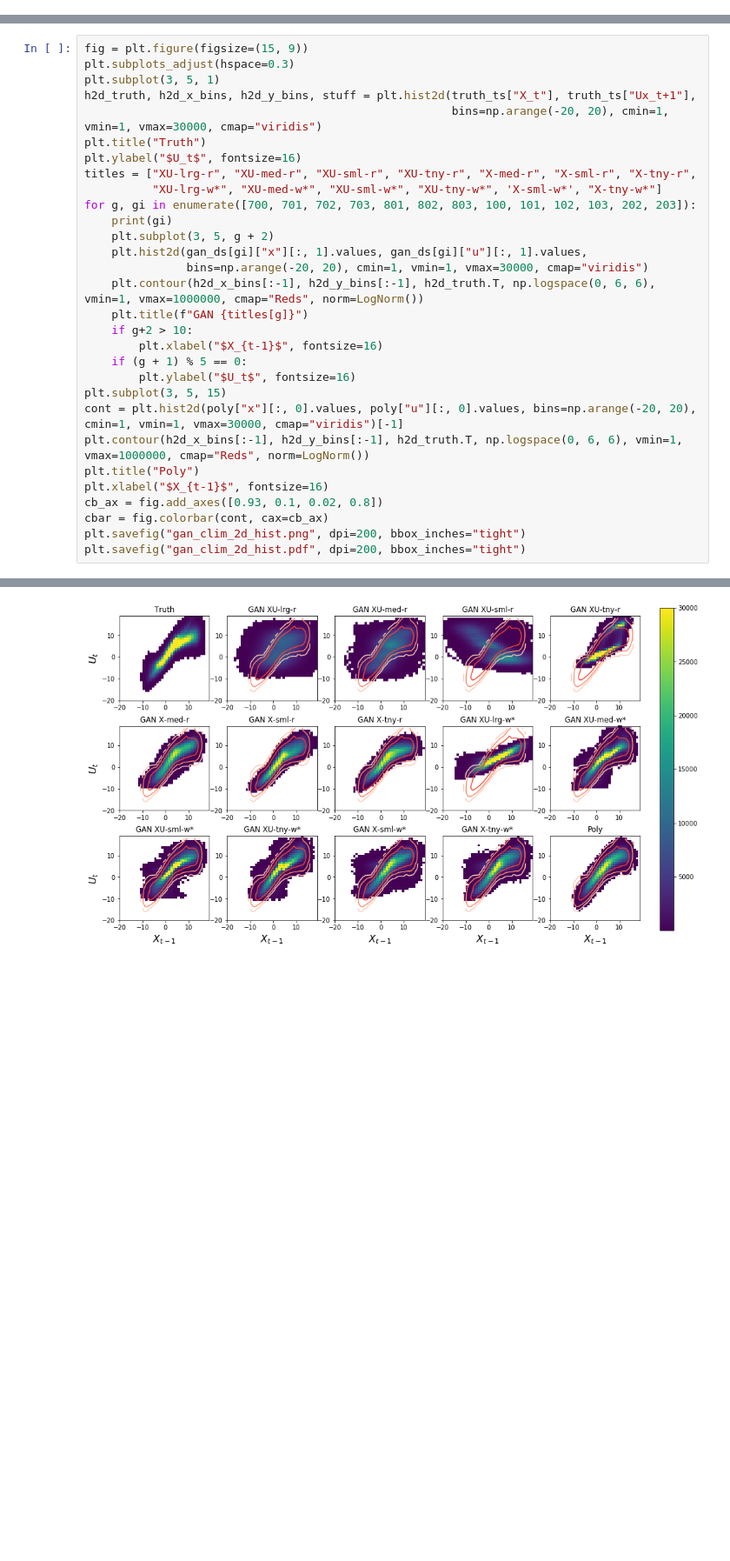
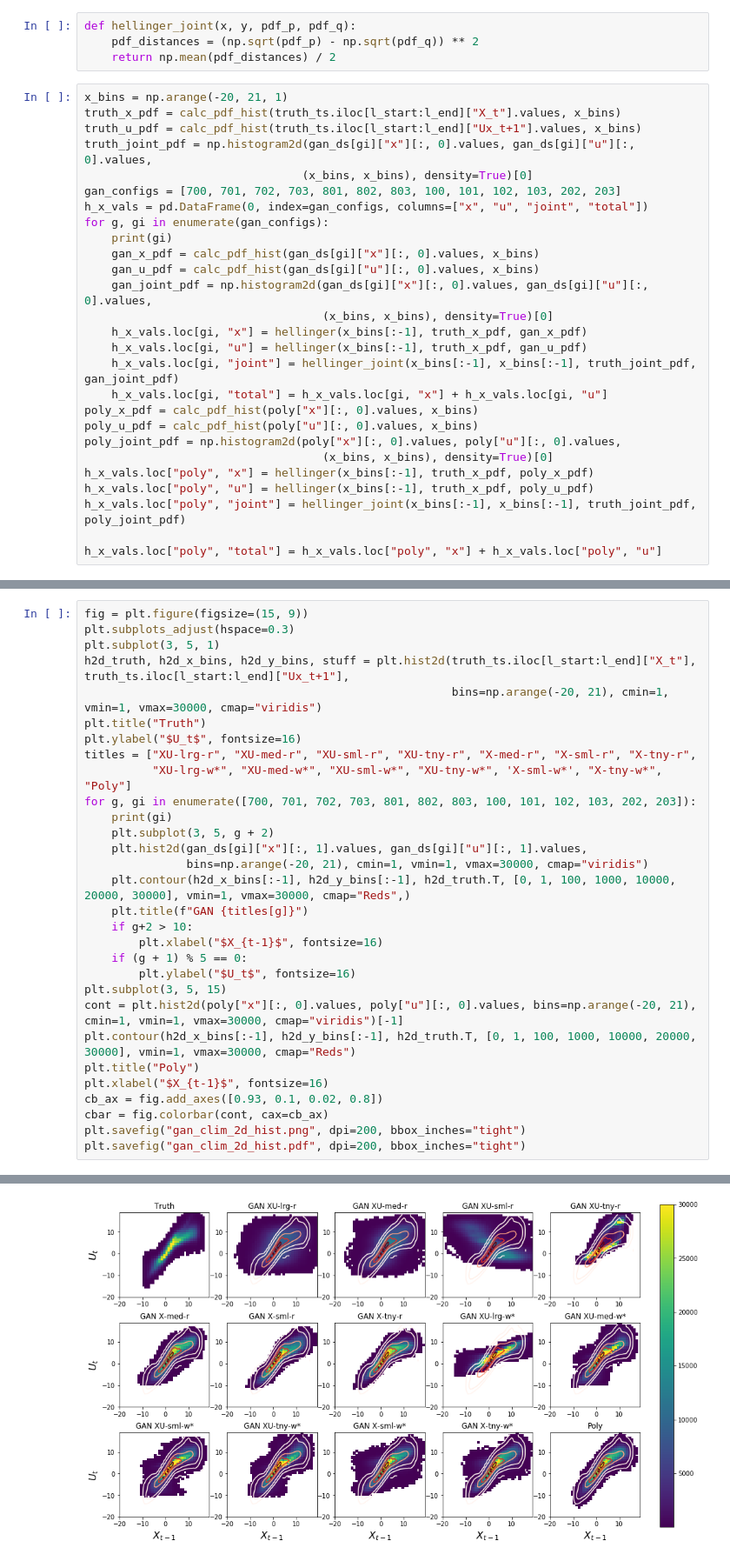
Before and after one commit to djgagne/lorenz_gan, a Jupyter notebook: notebooks/wavelets.ipynb, the cells around one changed output, grey strips where cells are left out. Shown at 87% size. Drawn from its saved outputs; the diff is of its cells as text; blank space fills up the shorter version.

```diff
--- a/notebooks/wavelets.ipynb
+++ b/notebooks/wavelets.ipynb
@@ -186,0 +185,31 @@ Text(0.5,1,'Truth X')
+# %%
+def hellinger_joint(x, y, pdf_p, pdf_q):
+    pdf_distances = (np.sqrt(pdf_p) - np.sqrt(pdf_q)) ** 2
+    return np.mean(pdf_distances) / 2
+# %%
+x_bins = np.arange(-20, 21, 1)
+truth_x_pdf = calc_pdf_hist(truth_ts.iloc[l_start:l_end]["X_t"].values, x_bins)
+truth_u_pdf = calc_pdf_hist(truth_ts.iloc[l_start:l_end]["Ux_t+1"].values, x_bins)
+truth_joint_pdf = np.histogram2d(gan_ds[gi]["x"][:, 0].values, gan_ds[gi]["u"][:, 0].values,
+                                (x_bins, x_bins), density=True)[0]
+gan_configs = [700, 701, 702, 703, 801, 802, 803, 100, 101, 102, 103, 202, 203]
+h_x_vals = pd.DataFrame(0, index=gan_configs, columns=["x", "u", "joint", "total"])
+for g, gi in enumerate(gan_configs):
+    print(gi)
+    gan_x_pdf = calc_pdf_hist(gan_ds[gi]["x"][:, 0].values, x_bins)
+    gan_u_pdf = calc_pdf_hist(gan_ds[gi]["u"][:, 0].values, x_bins)
+    gan_joint_pdf = np.histogram2d(gan_ds[gi]["x"][:, 0].values, gan_ds[gi]["u"][:, 0].values,
+                                   (x_bins, x_bins), density=True)[0]
+    h_x_vals.loc[gi, "x"] = hellinger(x_bins[:-1], truth_x_pdf, gan_x_pdf)
+    h_x_vals.loc[gi, "u"] = hellinger(x_bins[:-1], truth_x_pdf, gan_u_pdf)
+    h_x_vals.loc[gi, "joint"] = hellinger_joint(x_bins[:-1], x_bins[:-1], truth_joint_pdf, gan_joint_pdf)
+    h_x_vals.loc[gi, "total"] = h_x_vals.loc[gi, "x"] + h_x_vals.loc[gi, "u"]
+poly_x_pdf = calc_pdf_hist(poly["x"][:, 0].values, x_bins)
+poly_u_pdf = calc_pdf_hist(poly["u"][:, 0].values, x_bins)
+poly_joint_pdf = np.histogram2d(poly["x"][:, 0].values, poly["u"][:, 0].values,
+                                   (x_bins, x_bins), density=True)[0]
+h_x_vals.loc["poly", "x"] = hellinger(x_bins[:-1], truth_x_pdf, poly_x_pdf)
+h_x_vals.loc["poly", "u"] = hellinger(x_bins[:-1], truth_x_pdf, poly_u_pdf)
+h_x_vals.loc["poly", "joint"] = hellinger_joint(x_bins[:-1], x_bins[:-1], truth_joint_pdf, poly_joint_pdf)
+
+h_x_vals.loc["poly", "total"] = h_x_vals.loc["poly", "x"] + h_x_vals.loc["poly", "u"]
@@ -188,44 +256,44 @@ Text(0.5,1,'Truth X')
 fig = plt.figure(figsize=(15, 9))
 plt.subplots_adjust(hspace=0.3)
 plt.subplot(3, 5, 1)
-h2d_truth, h2d_x_bins, h2d_y_bins, stuff = plt.hist2d(truth_ts["X_t"], truth_ts["Ux_t+1"],
-                                                      bins=np.arange(-20, 20), cmin=1, vmin=1, vmax=30000, cmap="viridis")
+h2d_truth, h2d_x_bins, h2d_y_bins, stuff = plt.hist2d(truth_ts.iloc[l_start:l_end]["X_t"], truth_ts.iloc[l_start:l_end]["Ux_t+1"],
+                                                      bins=np.arange(-20, 21), cmin=1, vmin=1, vmax=30000, cmap="viridis")
 plt.title("Truth")
 plt.ylabel("$U_t$", fontsize=16)
 titles = ["XU-lrg-r", "XU-med-r", "XU-sml-r", "XU-tny-r", "X-med-r", "X-sml-r", "X-tny-r",
-          "XU-lrg-w*", "XU-med-w*", "XU-sml-w*", "XU-tny-w*", 'X-sml-w*', "X-tny-w*"]
+          "XU-lrg-w*", "XU-med-w*", "XU-sml-w*", "XU-tny-w*", 'X-sml-w*', "X-tny-w*", "Poly"]
 for g, gi in enumerate([700, 701, 702, 703, 801, 802, 803, 100, 101, 102, 103, 202, 203]):
     print(gi)
     plt.subplot(3, 5, g + 2)
     plt.hist2d(gan_ds[gi]["x"][:, 1].values, gan_ds[gi]["u"][:, 1].values,
-               bins=np.arange(-20, 20), cmin=1, vmin=1, vmax=30000, cmap="viridis")
-    plt.contour(h2d_x_bins[:-1], h2d_y_bins[:-1], h2d_truth.T, np.logspace(0, 6, 6), vmin=1, vmax=1000000, cmap="Reds", norm=LogNorm())
+               bins=np.arange(-20, 21), cmin=1, vmin=1, vmax=30000, cmap="viridis")
+    plt.contour(h2d_x_bins[:-1], h2d_y_bins[:-1], h2d_truth.T, [0, 1, 100, 1000, 10000, 20000, 30000], vmin=1, vmax=30000, cmap="Reds",)
     plt.title(f"GAN {titles[g]}")
     if g+2 > 10:
         plt.xlabel("$X_{t-1}$", fontsize=16)
     if (g + 1) % 5 == 0:
         plt.ylabel("$U_t$", fontsize=16)
 plt.subplot(3, 5, 15)
-cont = plt.hist2d(poly["x"][:, 0].values, poly["u"][:, 0].values, bins=np.arange(-20, 20), cmin=1, vmin=1, vmax=30000, cmap="viridis")[-1]
-plt.contour(h2d_x_bins[:-1], h2d_y_bins[:-1], h2d_truth.T, np.logspace(0, 6, 6), vmin=1, vmax=1000000, cmap="Reds", norm=LogNorm())
+cont = plt.hist2d(poly["x"][:, 0].values, poly["u"][:, 0].values, bins=np.arange(-20, 21), cmin=1, vmin=1, vmax=30000, cmap="viridis")[-1]
+plt.contour(h2d_x_bins[:-1], h2d_y_bins[:-1], h2d_truth.T, [0, 1, 100, 1000, 10000, 20000, 30000], vmin=1, vmax=30000, cmap="Reds")
 plt.title("Poly")
 plt.xlabel("$X_{t-1}$", fontsize=16)
 cb_ax = fig.add_axes([0.93, 0.1, 0.02, 0.8])
 cbar = fig.colorbar(cont, cax=cb_ax)
 plt.savefig("gan_clim_2d_hist.png", dpi=200, bbox_inches="tight")
 plt.savefig("gan_clim_2d_hist.pdf", dpi=200, bbox_inches="tight")
 # %% [output]
 700
 701
 702
 703
 801
 802
 803
 100
 101
 102
 103
 202
 203
-[figure, old version]
+[figure, new version]
```
Also changed, not shown: parts of 16 cells of this notebook, 15 other files.
